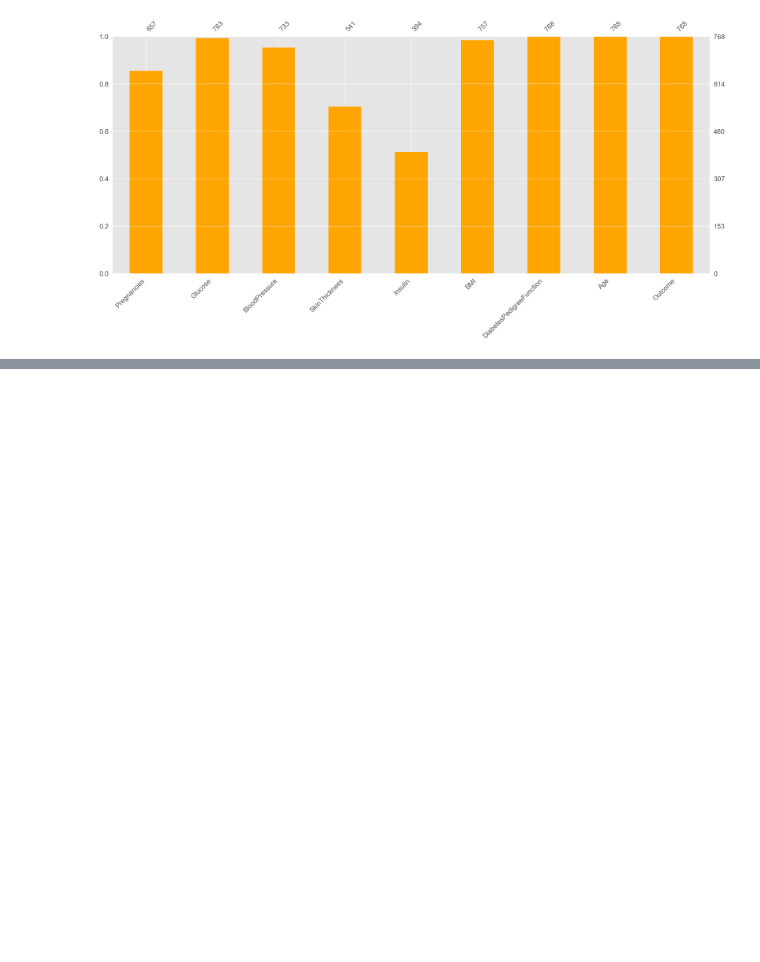
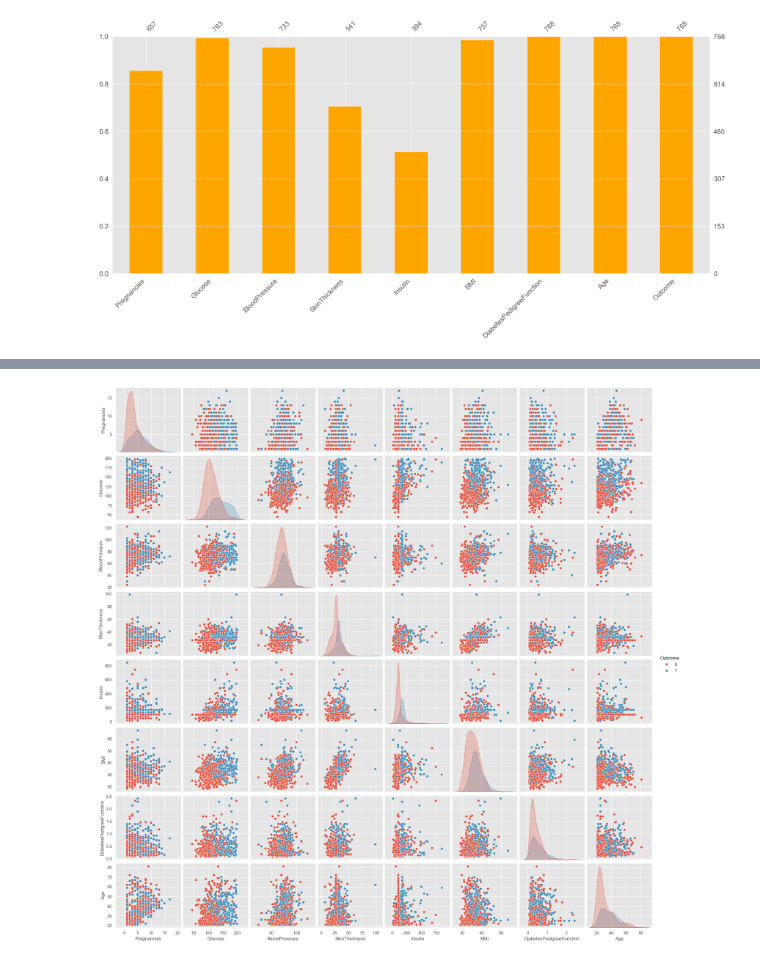
Before and after one commit to officialfareedahmad/Diabetes-Disease-Prediction-System, a Jupyter notebook: Diabetes Prediction System.ipynb, the cells around one changed output, grey strips where cells are left out. Saved outputs shown, nothing was run; the diff lists cells and outputs as text; code cells hidden in the pictures; blank space fills up the shorter version.

```diff
--- a/Diabetes Prediction System.ipynb
+++ b/Diabetes Prediction System.ipynb
@@ -236,3 +236,17 @@ msng.bar(df, color= "orange")
 # %% [output]
 <Axes: >
 [figure]
+# %%
+#Median
+
+def median_target(var):
+    temp = df[df[var].notnull()]
+    temp = temp[[var,'Outcome']].groupby(['Outcome'])[[var]].median().reset_index()
+    return temp
+# %%
+columns = df.columns
+columns = columns.drop('Outcome')
+for i in columns:
+    median_target(i)
+    df.loc[(df.Outcome == 0) & (df[i].isnull()), i] = median_target(i)[i][0]
+    df.loc[(df.Outcome == 1) & (df[i].isnull()), i] = median_target(i)[i][1]
@@ -238,0 +275,5 @@ msng.bar(df, color= "orange")
+# %%
+#pair plot
+p = sns.pairplot(df, hue="Outcome")
+# %% [output]
+[figure, added]
```
Also changed, not shown: parts of 3 cells of this notebook.
